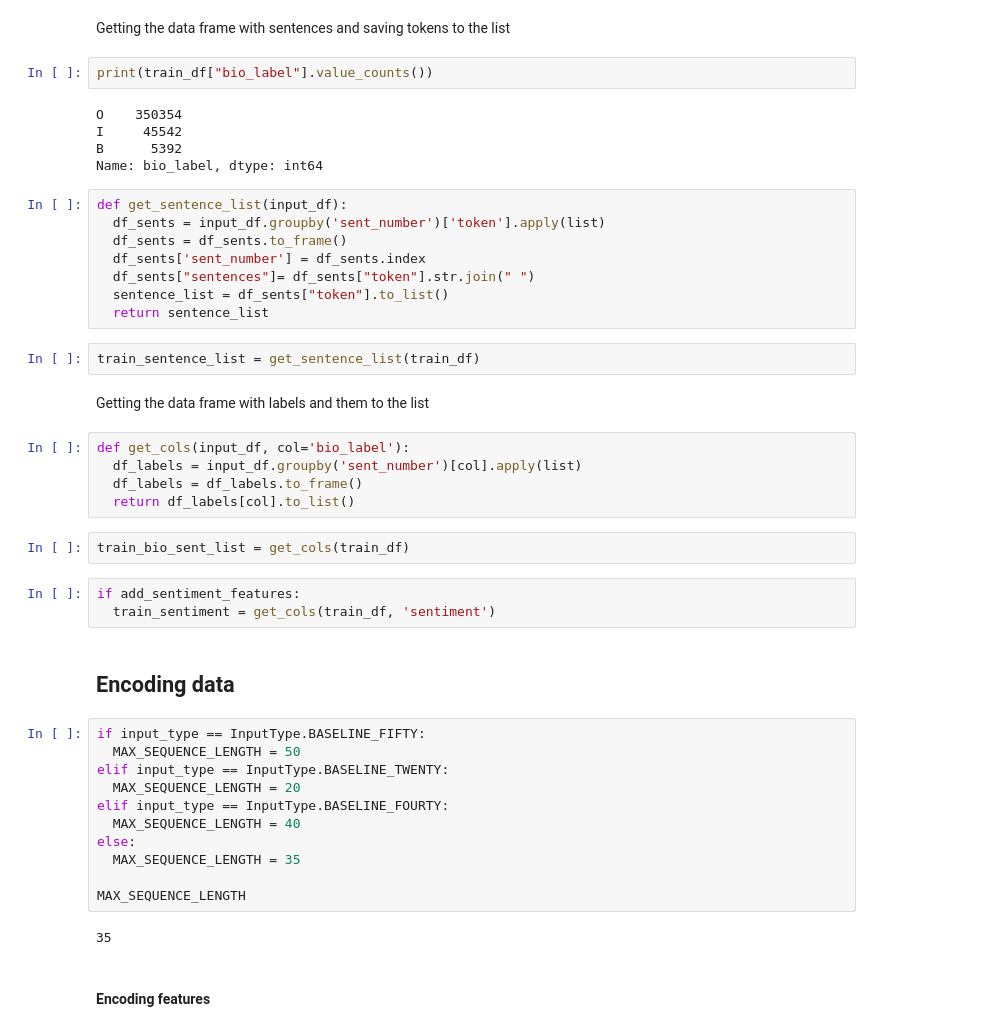
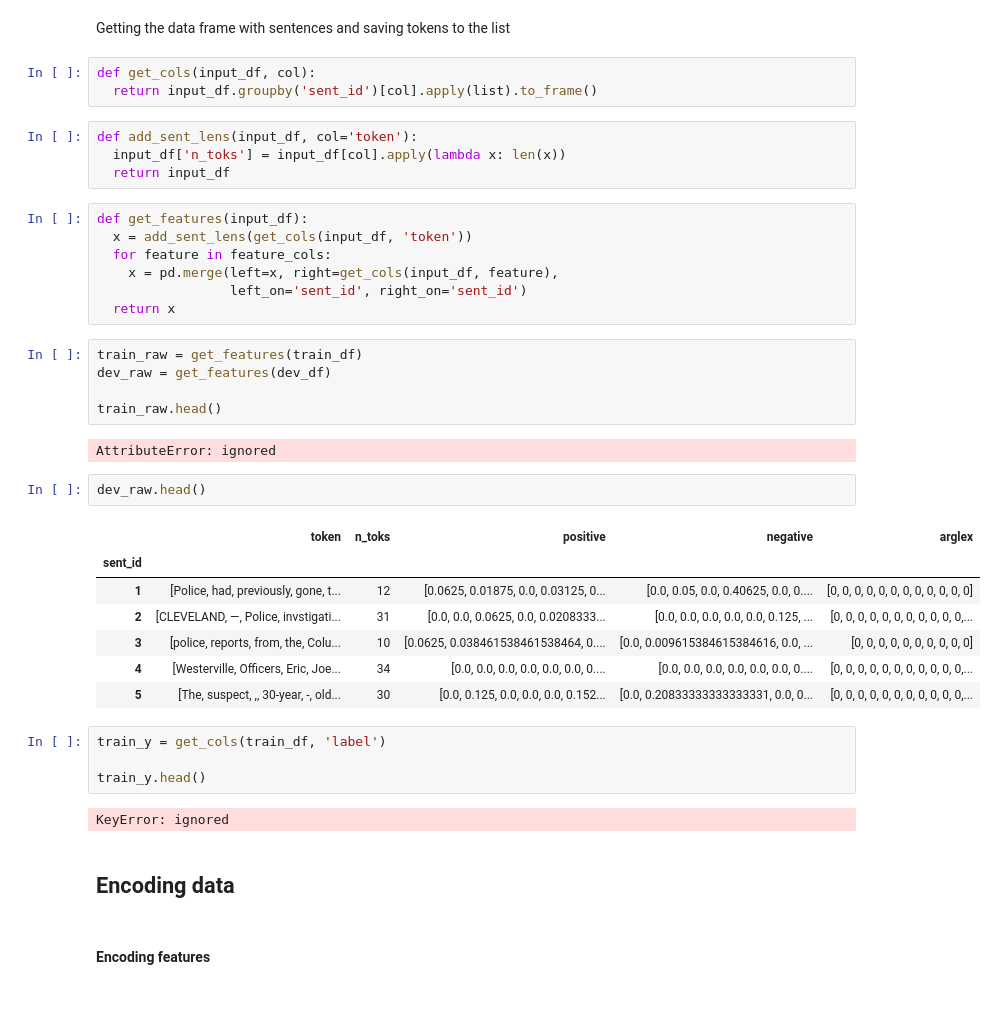
Before and after one commit to cicl-iscl/CyberWallE-propaganda-detection, a Jupyter notebook: models/baseline_lstm.ipynb, the cells around one changed output. Saved outputs shown, nothing was run; the diff lists cells and outputs as text; blank space fills up the shorter version.

```diff
--- a/models/baseline_lstm.ipynb
+++ b/models/baseline_lstm.ipynb
@@ -105,49 +115,44 @@ train_df.head()
 # %% [markdown]
 Getting the data frame with sentences and saving tokens to the list
-# %%
-print(train_df["bio_label"].value_counts())
-# %% [output]
-O    350354
-I     45542
-B      5392
-Name: bio_label, dtype: int64
-# %%
-def get_sentence_list(input_df):
-  df_sents = input_df.groupby('sent_number')['token'].apply(list)
-  df_sents = df_sents.to_frame()
-  df_sents['sent_number'] = df_sents.index
-  df_sents["sentences"]= df_sents["token"].str.join(" ")
-  sentence_list = df_sents["token"].to_list()
-  return sentence_list
-# %%
-train_sentence_list = get_sentence_list(train_df)
-# %% [markdown]
-Getting the data frame with labels and them to the list
 # %%
-def get_cols(input_df, col='bio_label'):
-  df_labels = input_df.groupby('sent_number')[col].apply(list)
-  df_labels = df_labels.to_frame()
-  return df_labels[col].to_list()
+def get_cols(input_df, col):
+  return input_df.groupby('sent_id')[col].apply(list).to_frame()
-# %%
-train_bio_sent_list = get_cols(train_df)
-# %%
-if add_sentiment_features:
-  train_sentiment = get_cols(train_df, 'sentiment')
+# %%
+def add_sent_lens(input_df, col='token'):
+  input_df['n_toks'] = input_df[col].apply(lambda x: len(x))
+  return input_df
+# %%
+def get_features(input_df):
+  x = add_sent_lens(get_cols(input_df, 'token'))
+  for feature in feature_cols:
+    x = pd.merge(left=x, right=get_cols(input_df, feature),
+                 left_on='sent_id', right_on='sent_id')
+  return x
+# %%
+train_raw = get_features(train_df)
+dev_raw = get_features(dev_df)
+
+train_raw.head()
+# %% [output]
+AttributeError: ignored
+# %%
+dev_raw.head()
+# %% [output]
+|  | token | n_toks | positive | negative | arglex |
+| sent_id |  |  |  |  |  |
+| 1 | [Police, had, previously, gone, t... | 12 | [0.0625, 0.01875, 0.0, 0.03125, 0... | [0.0, 0.05, 0.0, 0.40625, 0.0, 0.... | [0, 0, 0, 0, 0, 0, 0, 0, 0, 0, 0, 0] |
+| 2 | [CLEVELAND, —, Police, invstigati... | 31 | [0.0, 0.0, 0.0625, 0.0, 0.0208333... | [0.0, 0.0, 0.0, 0.0, 0.0, 0.125, ... | [0, 0, 0, 0, 0, 0, 0, 0, 0, 0, 0,... |
+| 3 | [police, reports, from, the, Colu... | 10 | [0.0625, 0.038461538461538464, 0.... | [0.0, 0.009615384615384616, 0.0, ... | [0, 0, 0, 0, 0, 0, 0, 0, 0, 0] |
+| 4 | [Westerville, Officers, Eric, Joe... | 34 | [0.0, 0.0, 0.0, 0.0, 0.0, 0.0, 0.... | [0.0, 0.0, 0.0, 0.0, 0.0, 0.0, 0.... | [0, 0, 0, 0, 0, 0, 0, 0, 0, 0, 0,... |
+| 5 | [The, suspect, ,, 30-year, -, old... | 30 | [0.0, 0.125, 0.0, 0.0, 0.0, 0.152... | [0.0, 0.20833333333333331, 0.0, 0... | [0, 0, 0, 0, 0, 0, 0, 0, 0, 0, 0,... |
+# %%
+train_y = get_cols(train_df, 'label')
+
+train_y.head()
+# %% [output]
+KeyError: ignored
 # %% [markdown]
 ## Encoding data
-# %%
-if input_type == InputType.BASELINE_FIFTY:
-  MAX_SEQUENCE_LENGTH = 50
-elif input_type == InputType.BASELINE_TWENTY:
-  MAX_SEQUENCE_LENGTH = 20
-elif input_type == InputType.BASELINE_FOURTY:
-  MAX_SEQUENCE_LENGTH = 40
-else:
-  MAX_SEQUENCE_LENGTH = 35
-
-MAX_SEQUENCE_LENGTH
-# %% [output]
-35
 # %% [markdown]
 #### Encoding features
 # %% [markdown]
```
Also changed, not shown: parts of 46 cells of this notebook.
